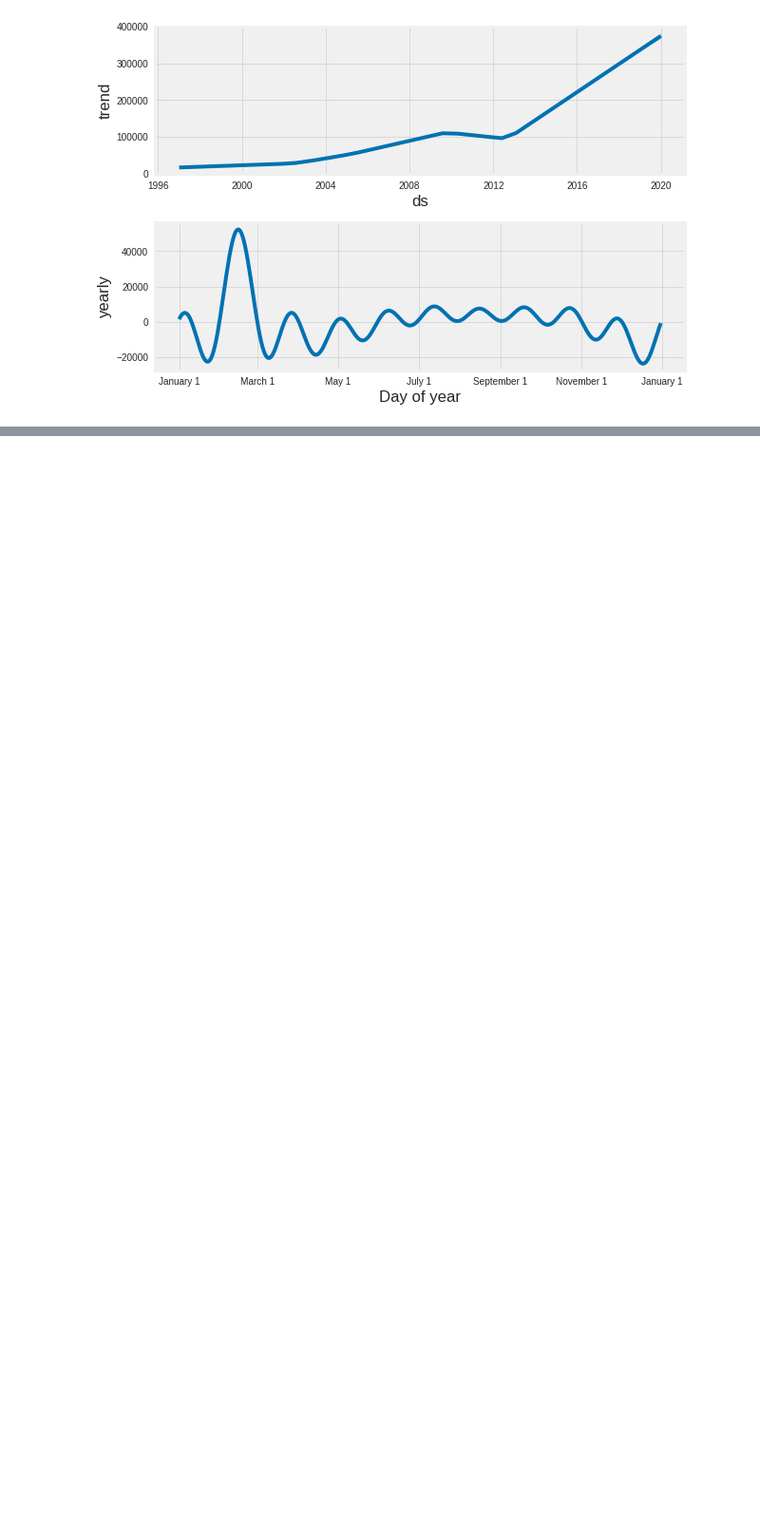
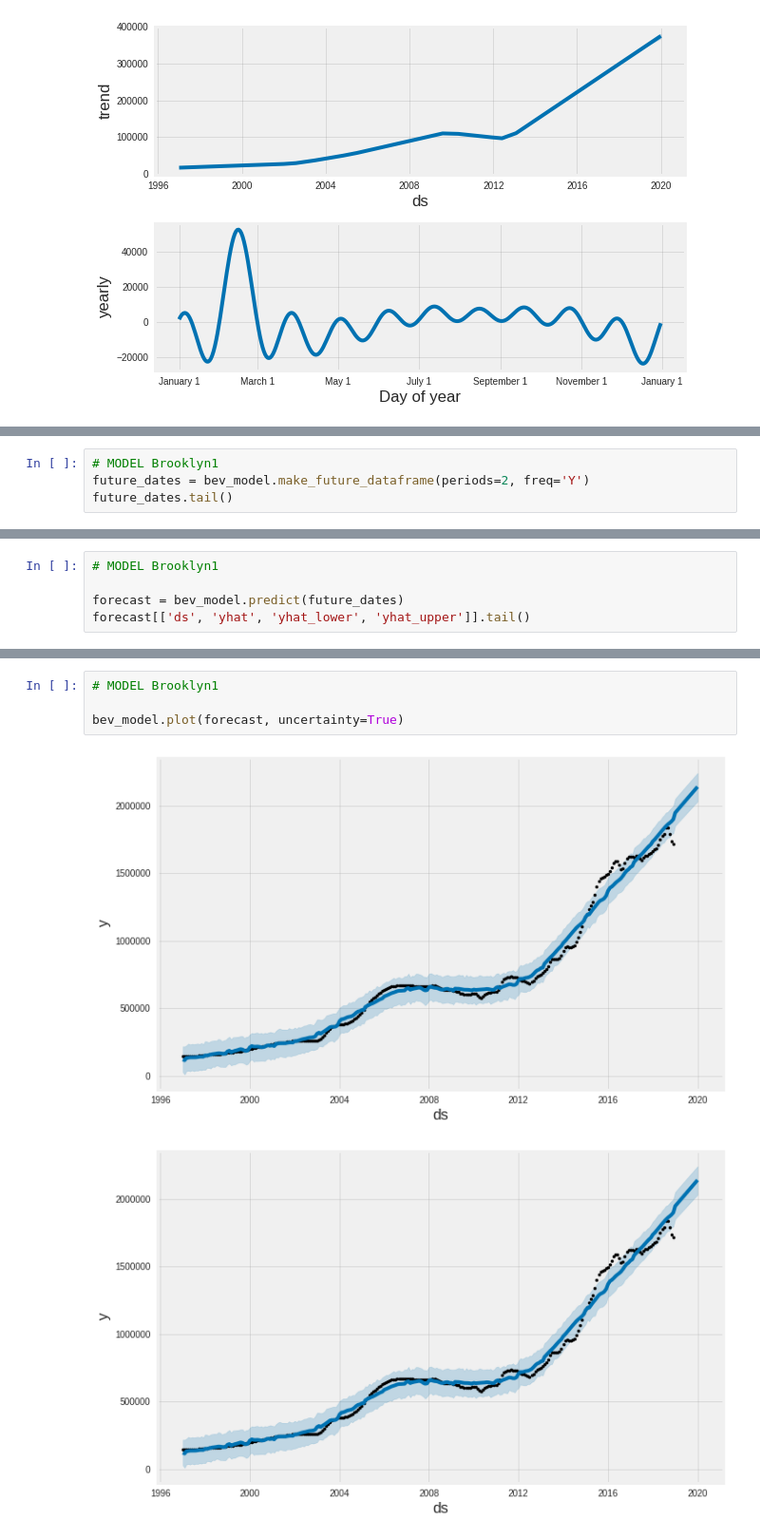
Before and after one commit to jaymahapatra/IST-718-Lab-6, a Jupyter notebook: Lab 6.ipynb, the cells around one changed output, grey strips where cells are left out. Shown at 95% size. Drawn from its saved outputs; the diff is of its cells as text; blank space fills up the shorter version.

```diff
--- a/Lab 6.ipynb
+++ b/Lab 6.ipynb
@@ -804,0 +871,4 @@ bev_model.plot_components(forecast)
+# %%
+# MODEL Brooklyn1
+future_dates = bev_model.make_future_dataframe(periods=2, freq='Y')
+future_dates.tail()
@@ -804,0 +882,5 @@ bev_model.plot_components(forecast)
+# %%
+# MODEL Brooklyn1
+
+forecast = bev_model.predict(future_dates)
+forecast[['ds', 'yhat', 'yhat_lower', 'yhat_upper']].tail()
@@ -804,0 +894,7 @@ bev_model.plot_components(forecast)
+# %%
+# MODEL Brooklyn1
+
+bev_model.plot(forecast, uncertainty=True)
+# %% [output]
+[figure, added]
+[figure, added]
```
Also changed, not shown: parts of 22 cells of this notebook.
